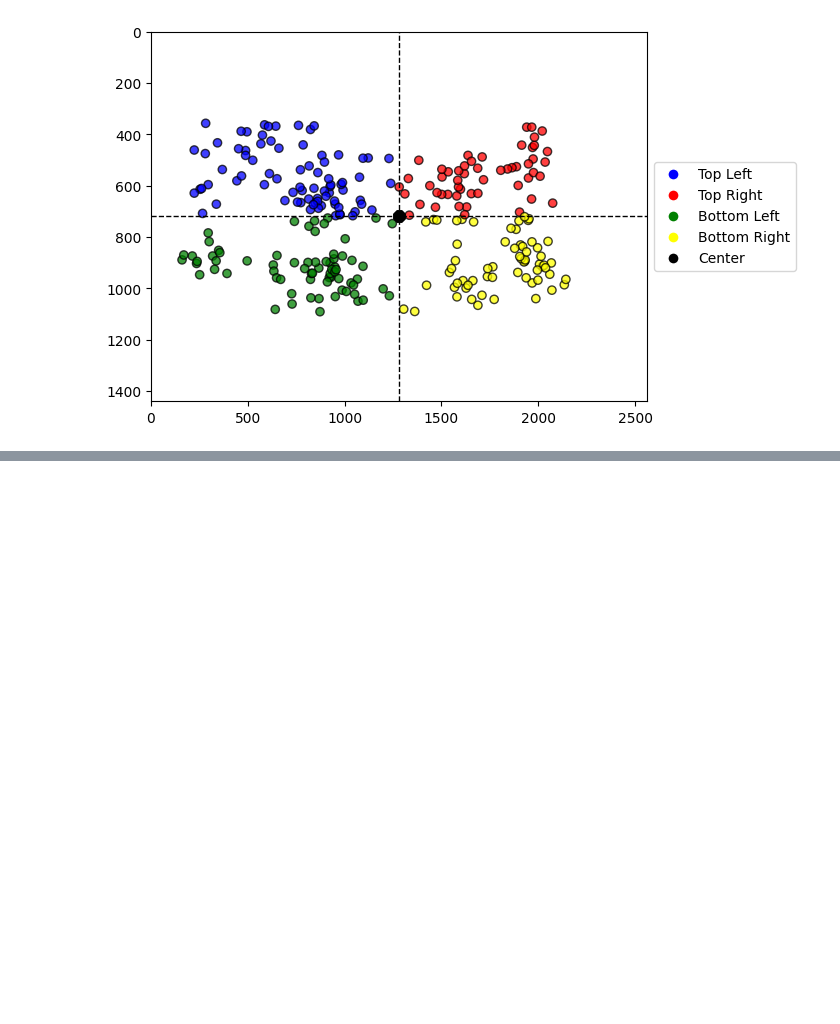
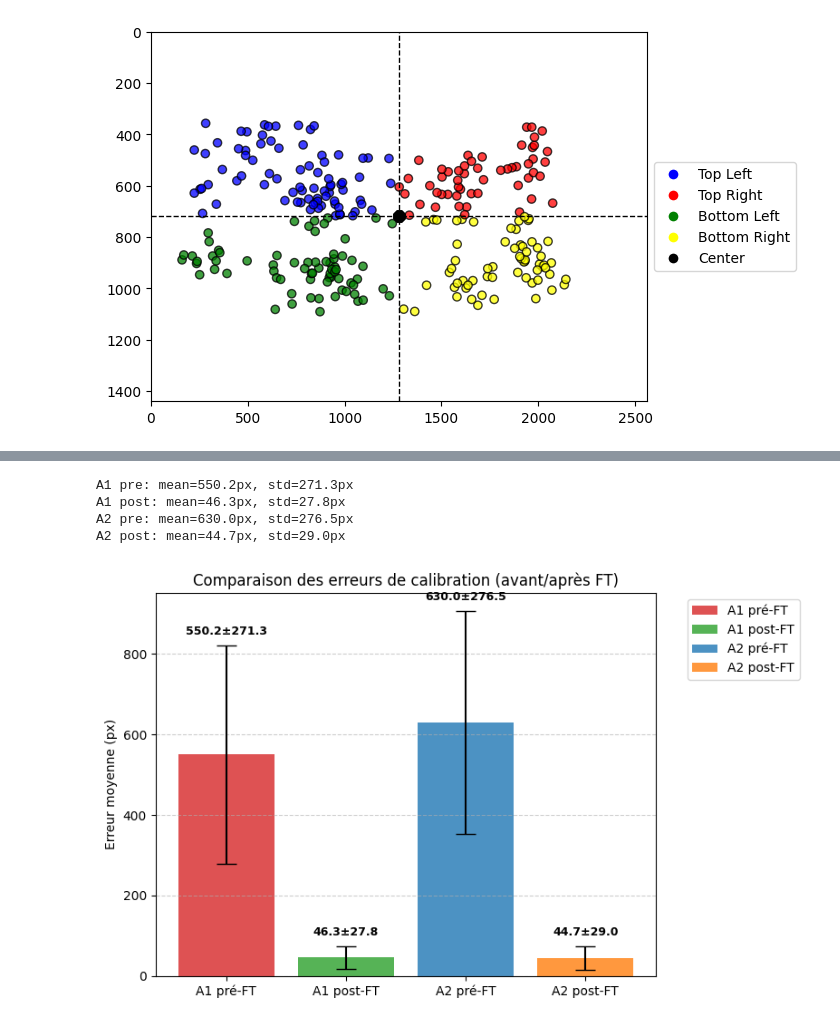
Before and after one commit to patherstevenson/EyeTracking, a Jupyter notebook: notebooks/plot_gaze_tracking.ipynb, the cells around one changed output, grey strips where cells are left out. Drawn from its saved outputs; the diff is of its cells as text; code cells hidden in the pictures; blank space fills up the shorter version.

Commit message:
plot

```diff
--- a/notebooks/plot_gaze_tracking.ipynb
+++ b/notebooks/plot_gaze_tracking.ipynb
@@ -67,0 +455,78 @@ plot_experiments_bee("gaze_2025-02-28_04-57-25.pkl")
+# %%
+# summary_stats_compare.py — A1 conservé, A2 = nouvelle session
+import statistics as stats
+import math
+
+W, H = 2560, 1440
+
+# ---- A1  ----
+A1_PRE_MEAN, A1_PRE_STD = 550.2, 271.3
+A1_POST_MEAN, A1_POST_STD = 46.3, 27.8
+
+# ---- A2 (normalisé -> pixels) ----
+t_pre = [
+ (0.09,0.09),(0.23,0.23),(0.45,0.09),(0.68,0.23),(0.82,0.09),
+ (0.09,0.45),(0.27,0.45),(0.46,0.27),(0.45,0.45),(0.45,0.64),
+ (0.64,0.46),(0.82,0.45),(0.09,0.82),(0.23,0.68),(0.45,0.82),
+ (0.68,0.68),(0.82,0.82)
+]
+p_pre = [
+ (0.35,0.05),(0.42,0.06),(0.55,0.25),(0.63,0.22),(0.68,0.26),
+ (0.36,0.06),(0.42,0.07),(0.50,0.21),(0.51,0.15),(0.48,0.19),
+ (0.60,0.18),(0.59,0.22),(0.15,0.09),(0.44,0.11),(0.57,0.17),
+ (0.64,0.15),(0.68,0.25)
+]
+p_post = [
+ (0.12,0.11),(0.21,0.19),(0.47,0.15),(0.67,0.21),(0.81,0.10),
+ (0.10,0.45),(0.26,0.48),(0.44,0.27),(0.46,0.44),(0.44,0.66),
+ (0.65,0.46),(0.78,0.45),(0.09,0.81),(0.23,0.68),(0.46,0.81),
+ (0.68,0.69),(0.80,0.82)
+]
+
+def euclid_errs(t, p):
+    return [math.hypot(px-tx, py-ty) for (tx,ty),(px,py) in zip(t,p)]
+
+t_px  = denorm_pixels(t_pre, W, H)
+pre_px  = denorm_pixels(p_pre, W, H)
+post_px = denorm_pixels(p_post, W, H)
+
+A2_PRE_MEAN = stats.mean(euclid_errs(t_px, pre_px))
+A2_PRE_STD  = stats.pstdev(euclid_errs(t_px, pre_px))
+A2_POST_MEAN = stats.mean(euclid_errs(t_px, post_px))
+A2_POST_STD  = stats.pstdev(euclid_errs(t_px, post_px))
+
+print(f"A1 pre: mean={A1_PRE_MEAN:.1f}px, std={A1_PRE_STD:.1f}px")
+print(f"A1 post: mean={A1_POST_MEAN:.1f}px, std={A1_POST_STD:.1f}px")
+print(f"A2 pre: mean={A2_PRE_MEAN:.1f}px, std={A2_PRE_STD:.1f}px")
+print(f"A2 post: mean={A2_POST_MEAN:.1f}px, std={A2_POST_STD:.1f}px")
+
+# (Option) barplot comparatif à jour
+try:
+    import matplotlib.pyplot as plt
+    import numpy as np
+    labels = ["A1 pré-FT", "A1 post-FT", "A2 pré-FT", "A2 post-FT"]
+    means = [A1_PRE_MEAN, A1_POST_MEAN, A2_PRE_MEAN, A2_POST_MEAN]
+    stds  = [A1_PRE_STD,  A1_POST_STD,  A2_PRE_STD,  A2_POST_STD]
+
+    x = np.arange(len(labels))
+    fig, ax = plt.subplots(figsize=(8, 5))
+    bars = ax.bar(x, means, yerr=stds, capsize=8,
+                  color=["#d62728","#2ca02c","#1f77b4","#ff7f0e"], alpha=0.8)
+    for i,(m,s) in enumerate(zip(means,stds)):
+        ax.text(i, m + s + 20, f"{m:.1f}±{s:.1f}", ha='center', va='bottom', fontsize=9, fontweight='bold')
+    ax.set_ylabel("Erreur moyenne (px)")
+    ax.set_title("Comparaison des erreurs de calibration (avant/après FT)")
+    ax.set_xticks(x); ax.set_xticklabels(labels)
+    ax.grid(axis="y", linestyle="--", alpha=0.6)
+    ax.legend(bars, labels, bbox_to_anchor=(1.05,1), loc='upper left')
+    plt.tight_layout()
+    plt.savefig("figures/comparaison_approches_barplot.pdf")
+    # plt.show()
+except Exception as e:
+    print("Barplot non généré:", e)
+# %% [output]
+A1 pre: mean=550.2px, std=271.3px
+A1 post: mean=46.3px, std=27.8px
+A2 pre: mean=630.0px, std=276.5px
+A2 post: mean=44.7px, std=29.0px
+[figure, added]
```
Also changed, not shown: parts of 4 cells of this notebook.
